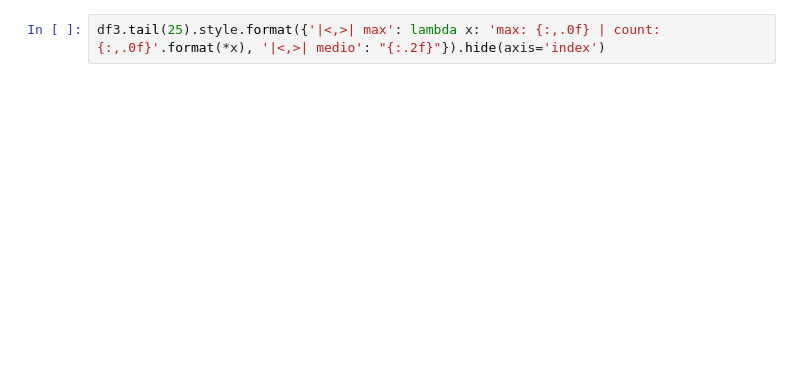
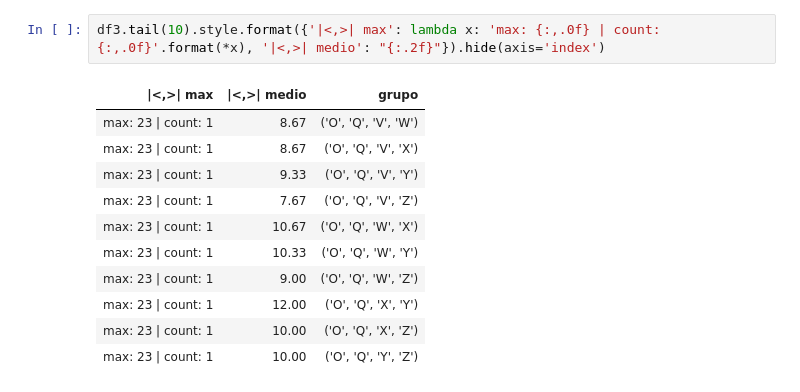
Before and after one commit to lukyferreiro/TPs-SIA, a Jupyter notebook: TP4/Ortogonality.ipynb, the cells around one changed output. Cells and saved outputs as stored; diff of their text form; blank space fills up the shorter version.

```diff
--- a/TP4/Ortogonality.ipynb
+++ b/TP4/Ortogonality.ipynb
@@ -43,2 +121,14 @@ df3.head(15).style.format({'|<,>| max': lambda x: 'max: {:,.0f} | count: {:,.0f}
 # %%
-df3.tail(25).style.format({'|<,>| max': lambda x: 'max: {:,.0f} | count: {:,.0f}'.format(*x), '|<,>| medio': "{:.2f}"}).hide(axis='index')
+df3.tail(10).style.format({'|<,>| max': lambda x: 'max: {:,.0f} | count: {:,.0f}'.format(*x), '|<,>| medio': "{:.2f}"}).hide(axis='index')
+# %% [output]
+| |<,>| max | |<,>| medio | grupo |
+| max: 23 | count: 1 | 8.67 | ('O', 'Q', 'V', 'W') |
+| max: 23 | count: 1 | 8.67 | ('O', 'Q', 'V', 'X') |
+| max: 23 | count: 1 | 9.33 | ('O', 'Q', 'V', 'Y') |
+| max: 23 | count: 1 | 7.67 | ('O', 'Q', 'V', 'Z') |
+| max: 23 | count: 1 | 10.67 | ('O', 'Q', 'W', 'X') |
+| max: 23 | count: 1 | 10.33 | ('O', 'Q', 'W', 'Y') |
+| max: 23 | count: 1 | 9.00 | ('O', 'Q', 'W', 'Z') |
+| max: 23 | count: 1 | 12.00 | ('O', 'Q', 'X', 'Y') |
+| max: 23 | count: 1 | 10.00 | ('O', 'Q', 'X', 'Z') |
+| max: 23 | count: 1 | 10.00 | ('O', 'Q', 'Y', 'Z') |
```
Also changed, not shown: parts of 4 cells of this notebook, 8 other files.
